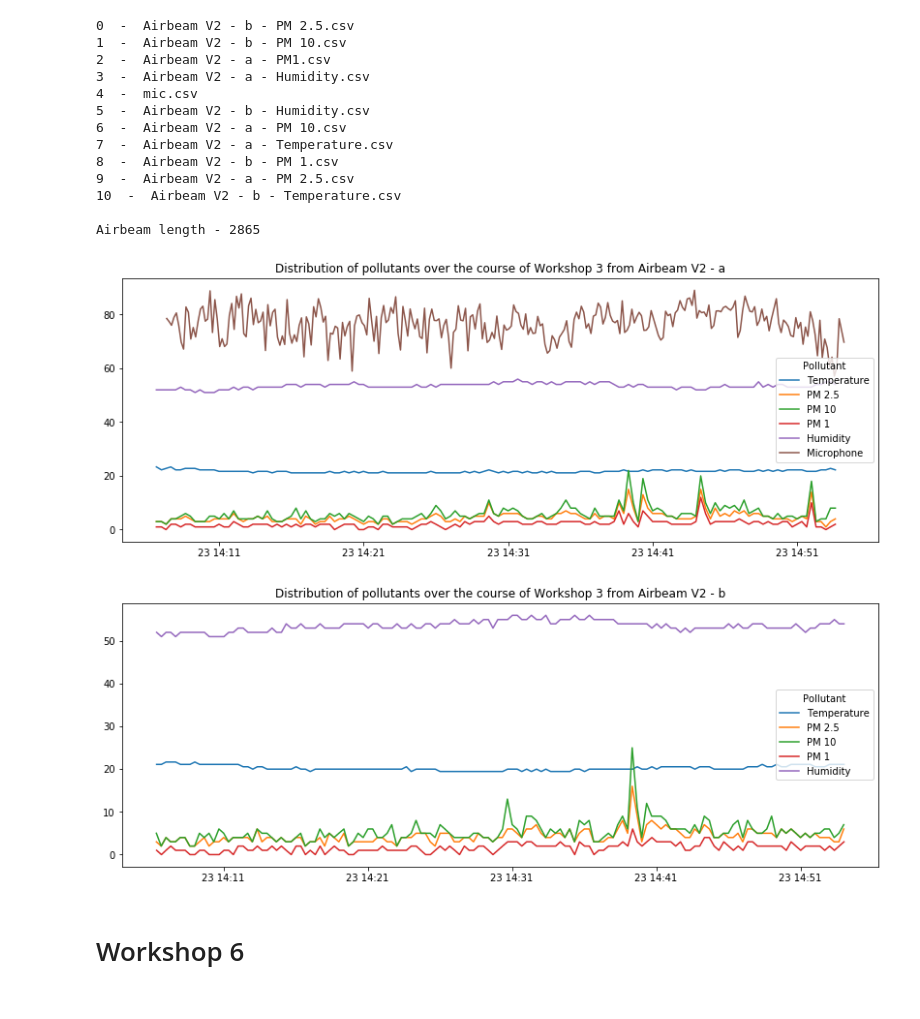
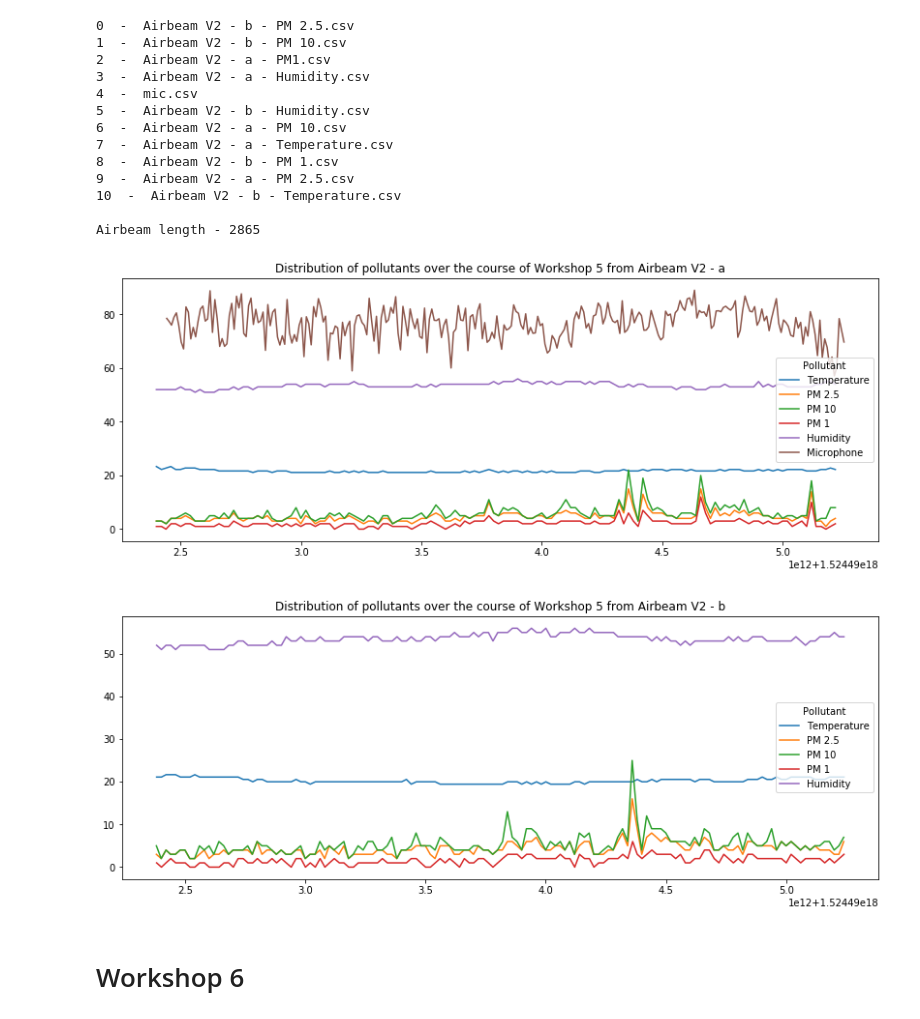
Before and after one commit to Usamahk/WearAQ, a Jupyter notebook: WearAQ_w1_analysis.ipynb, the cells around one changed output. Saved outputs shown, nothing was run; the diff lists cells and outputs as text; code cells hidden in the pictures.

```diff
--- a/WearAQ_w1_analysis.ipynb
+++ b/WearAQ_w1_analysis.ipynb
@@ -317,29 +317,29 @@ Airbeam length - 2865
 # %%
 figsize(14, 5)
 
 plt.plot(w5[7].Timestamp[::20],((w5[7].Value[::20]-32)*5)/9, label = "Temperature")
 plt.plot(w5[9].Timestamp[::20],w5[9].Value[::20], label = "PM 2.5")
 plt.plot(w5[6].Timestamp[::20],w5[6].Value[::20], label = "PM 10")
 plt.plot(w5[2].Timestamp[::20],w5[2].Value[::20], label = "PM 1")
 plt.plot(w5[3].Timestamp[::20],w5[3].Value[::20], label = "Humidity")
 plt.plot(w5[4].Timestamp[::20],w5[4].Value[::20], label = "Microphone")
 plt.legend(title="Pollutant", loc="center right")
-plt.title("Distribution of pollutants over the course of Workshop 3 from Airbeam V2 - a")
+plt.title("Distribution of pollutants over the course of Workshop 5 from Airbeam V2 - a")
 plt.yscale('linear')
 plt.show()
 
 plt.plot(w5[10].Timestamp[::20],((w5[10].Value[::20]-32)*5)/9, label = "Temperature")
 plt.plot(w5[0].Timestamp[::20],w5[0].Value[::20], label = "PM 2.5")
 plt.plot(w5[1].Timestamp[::20],w5[1].Value[::20], label = "PM 10")
 plt.plot(w5[8].Timestamp[::20],w5[8].Value[::20], label = "PM 1")
 plt.plot(w5[5].Timestamp[::20],w5[5].Value[::20], label = "Humidity")
 plt.legend(title="Pollutant", loc="center right")
-plt.title("Distribution of pollutants over the course of Workshop 3 from Airbeam V2 - b")
+plt.title("Distribution of pollutants over the course of Workshop 5 from Airbeam V2 - b")
 plt.yscale('linear')
 plt.show()
 # %% [output]
-[figure, old version]
+[figure, new version]
-[figure, old version]
+[figure, new version]
 # %% [markdown]
 # Workshop 6
 # %%
```
Also changed, not shown: parts of 2 cells of this notebook, 3 other files.
